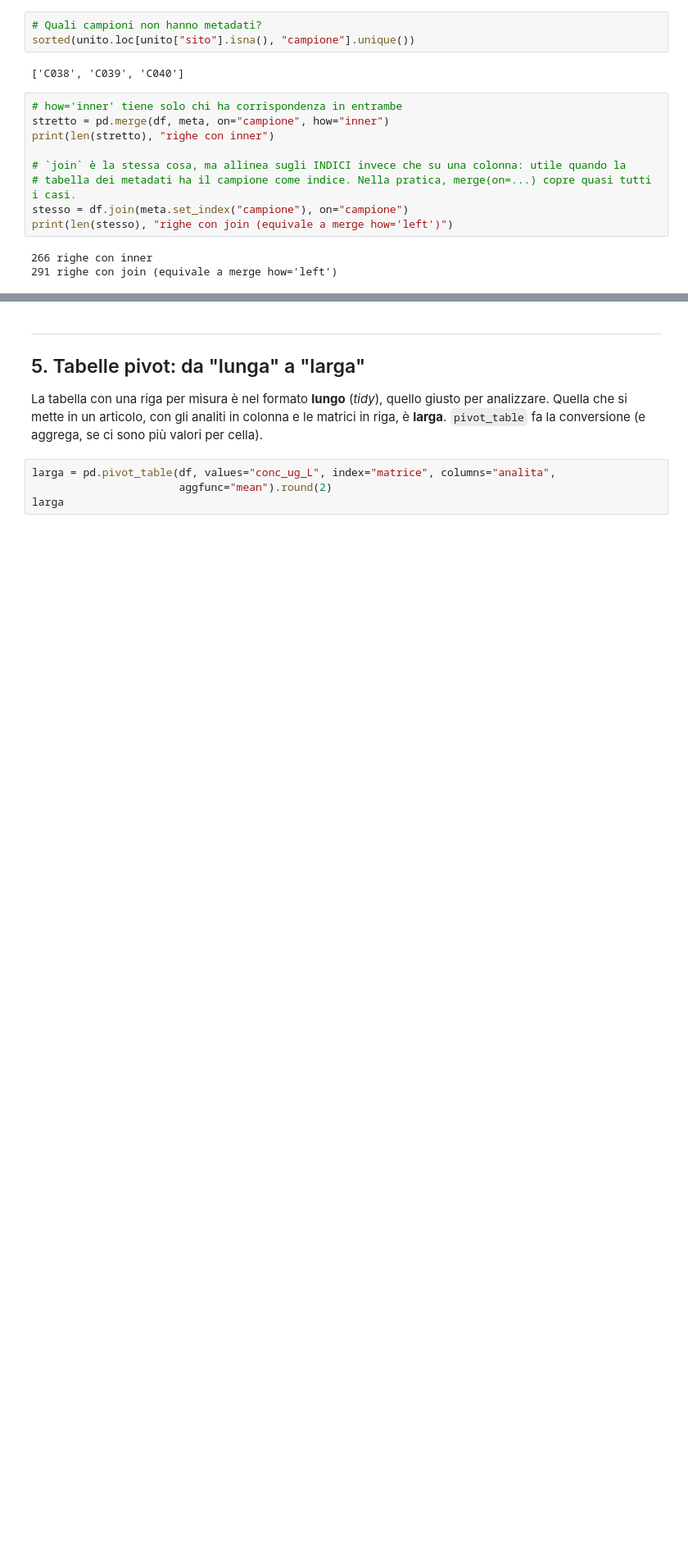
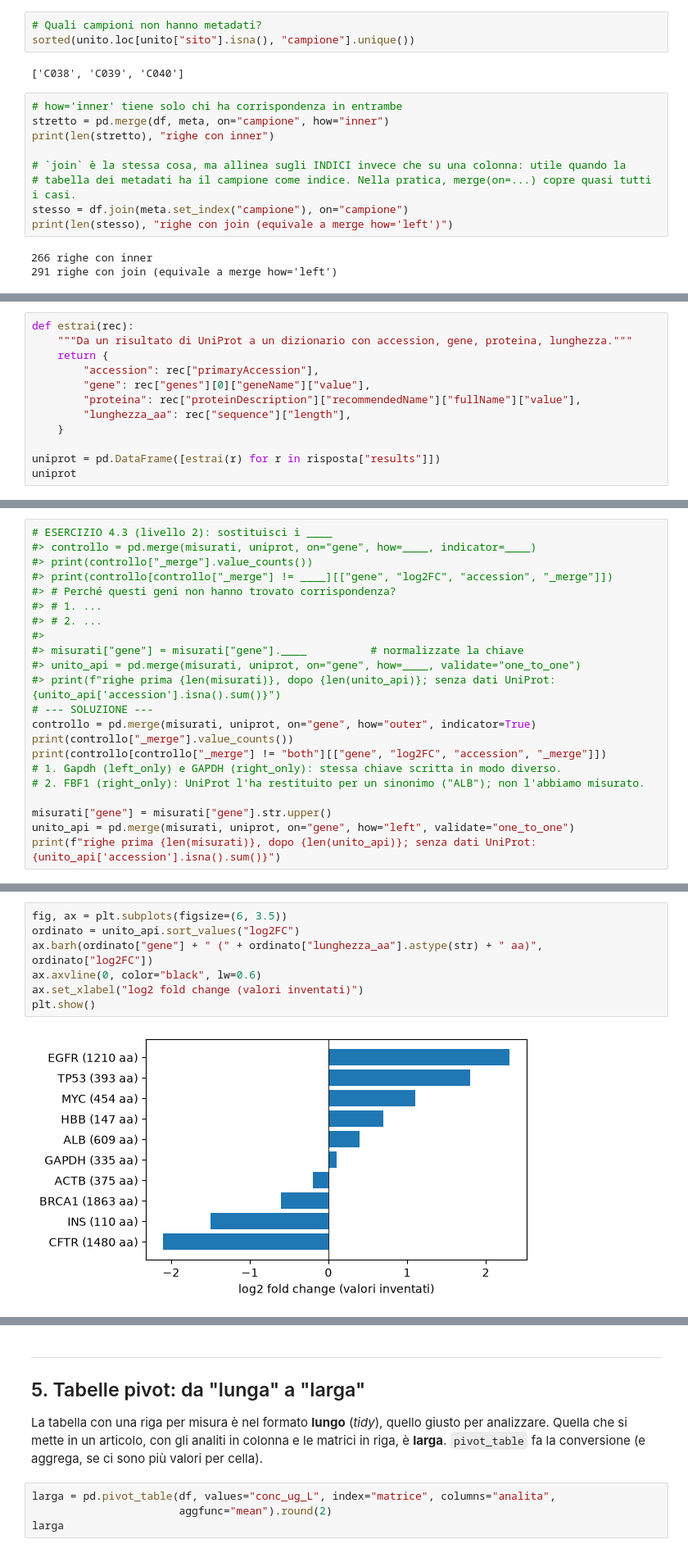
Before and after one commit to LucaBon/corso_python_CNR, a Jupyter notebook: docente/04_G2_pomeriggio_pandas_avanzato_progetto.ipynb, the cells around one changed output, grey strips where cells are left out. Shown at 82% size. Cells and saved outputs as stored; diff of their text form; blank space fills up the shorter version.

```diff
--- a/docente/04_G2_pomeriggio_pandas_avanzato_progetto.ipynb
+++ b/docente/04_G2_pomeriggio_pandas_avanzato_progetto.ipynb
@@ -429,0 +551,12 @@ print(len(stesso), "righe con join (equivale a merge how='left')")
+# %%
+def estrai(rec):
+    """Da un risultato di UniProt a un dizionario con accession, gene, proteina, lunghezza."""
+    return {
+        "accession": rec["primaryAccession"],
+        "gene": rec["genes"][0]["geneName"]["value"],
+        "proteina": rec["proteinDescription"]["recommendedName"]["fullName"]["value"],
+        "lunghezza_aa": rec["sequence"]["length"],
+    }
+
+uniprot = pd.DataFrame([estrai(r) for r in risposta["results"]])
+uniprot
@@ -429,0 +590,22 @@ print(len(stesso), "righe con join (equivale a merge how='left')")
+# %%
+# ESERCIZIO 4.3 (livello 2): sostituisci i ____
+#> controllo = pd.merge(misurati, uniprot, on="gene", how=____, indicator=____)
+#> print(controllo["_merge"].value_counts())
+#> print(controllo[controllo["_merge"] != ____][["gene", "log2FC", "accession", "_merge"]])
+#> # Perché questi geni non hanno trovato corrispondenza?
+#> # 1. ...
+#> # 2. ...
+#>
+#> misurati["gene"] = misurati["gene"].____          # normalizzate la chiave
+#> unito_api = pd.merge(misurati, uniprot, on="gene", how=____, validate="one_to_one")
+#> print(f"righe prima {len(misurati)}, dopo {len(unito_api)}; senza dati UniProt: {unito_api['accession'].isna().sum()}")
+# --- SOLUZIONE ---
+controllo = pd.merge(misurati, uniprot, on="gene", how="outer", indicator=True)
+print(controllo["_merge"].value_counts())
+print(controllo[controllo["_merge"] != "both"][["gene", "log2FC", "accession", "_merge"]])
+# 1. Gapdh (left_only) e GAPDH (right_only): stessa chiave scritta in modo diverso.
+# 2. FBF1 (right_only): UniProt l'ha restituito per un sinonimo ("ALB"); non l'abbiamo misurato.
+
+misurati["gene"] = misurati["gene"].str.upper()
+unito_api = pd.merge(misurati, uniprot, on="gene", how="left", validate="one_to_one")
+print(f"righe prima {len(misurati)}, dopo {len(unito_api)}; senza dati UniProt: {unito_api['accession'].isna().sum()}")
@@ -429,0 +635,9 @@ print(len(stesso), "righe con join (equivale a merge how='left')")
+# %%
+fig, ax = plt.subplots(figsize=(6, 3.5))
+ordinato = unito_api.sort_values("log2FC")
+ax.barh(ordinato["gene"] + " (" + ordinato["lunghezza_aa"].astype(str) + " aa)", ordinato["log2FC"])
+ax.axvline(0, color="black", lw=0.6)
+ax.set_xlabel("log2 fold change (valori inventati)")
+plt.show()
+# %% [output]
+[figure, added]
```
Also changed, not shown: parts of 26 cells of this notebook, 26 other files.
